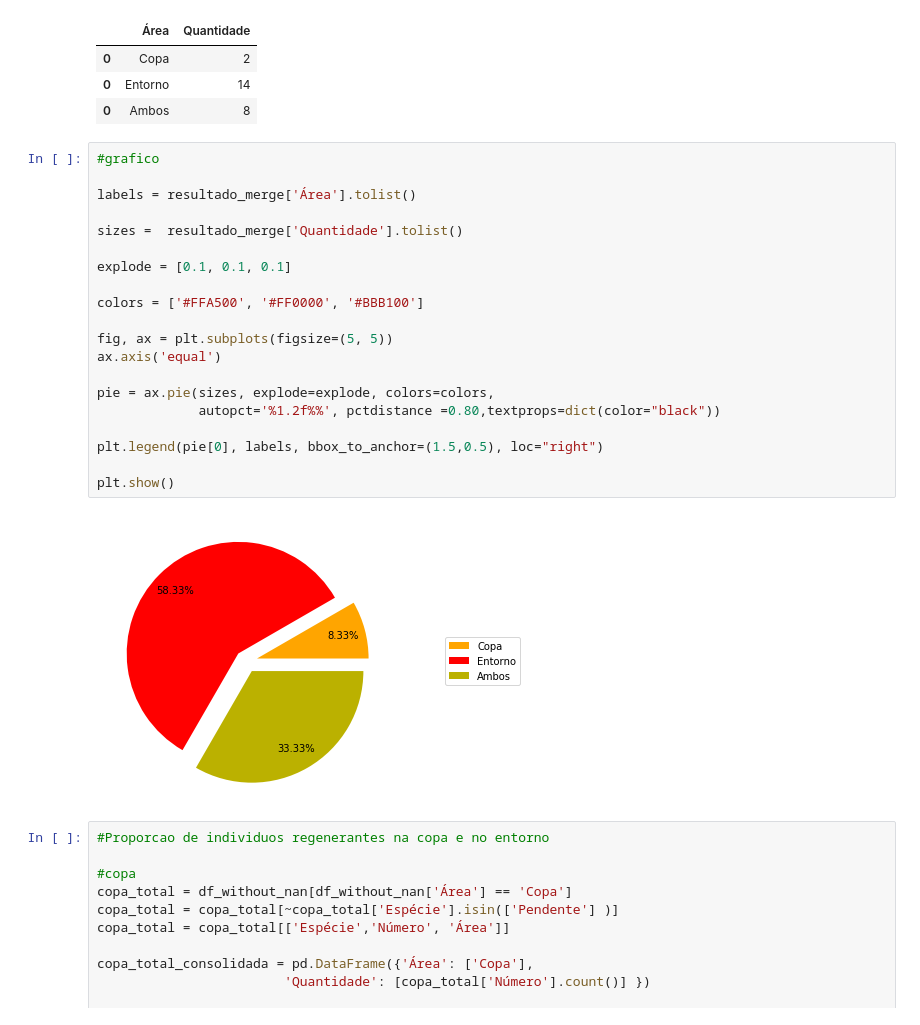
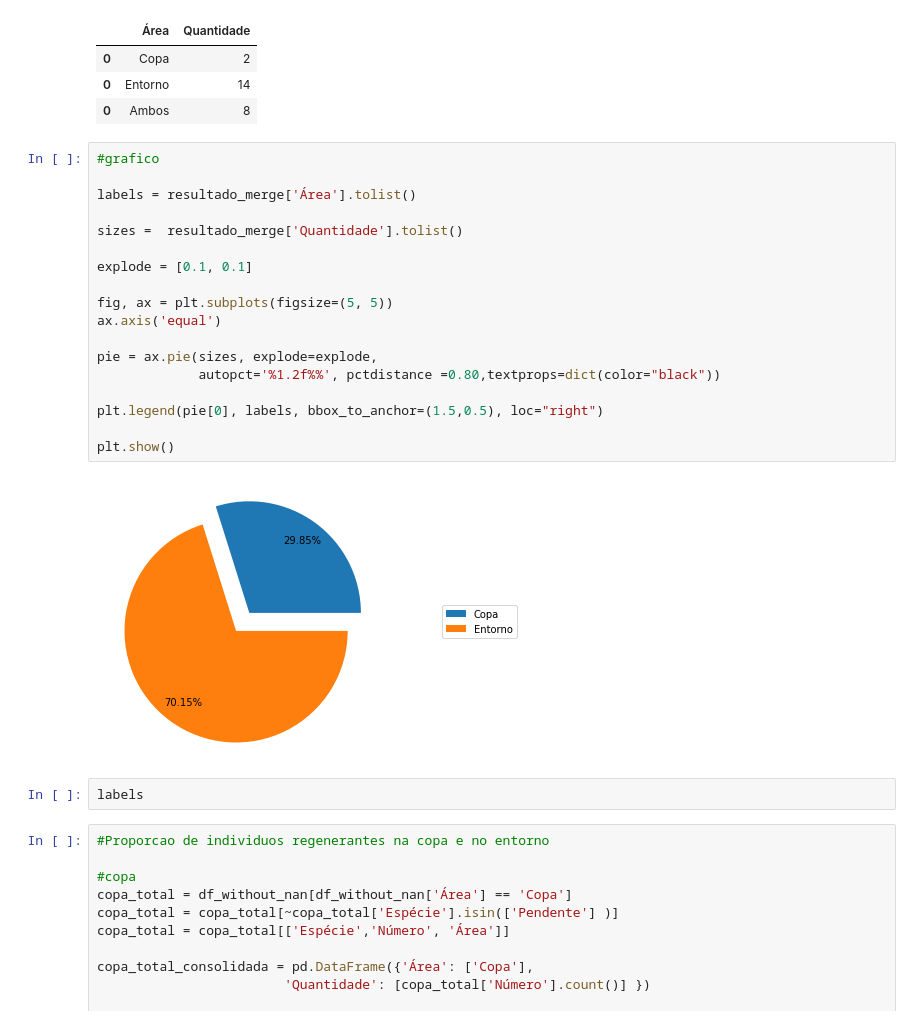
Before and after one commit to taniagmangolini/PalmeiraLequeDaChinaPEC, a Jupyter notebook: analise_palm_6m.ipynb, the cells around one changed output. Cells and saved outputs as stored; diff of their text form.

```diff
--- a/analise_palm_6m.ipynb
+++ b/analise_palm_6m.ipynb
@@ -583,25 +574,25 @@ resultado_merge
 # %%
 #grafico
 
 labels = resultado_merge['Área'].tolist()
 
 sizes =  resultado_merge['Quantidade'].tolist()
 
-explode = [0.1, 0.1, 0.1]
-
-colors = ['#FFA500', '#FF0000', '#BBB100']
+explode = [0.1, 0.1]
 
 fig, ax = plt.subplots(figsize=(5, 5))
 ax.axis('equal')
 
-pie = ax.pie(sizes, explode=explode, colors=colors,
+pie = ax.pie(sizes, explode=explode,
              autopct='%1.2f%%', pctdistance =0.80,textprops=dict(color="black"))
 
 plt.legend(pie[0], labels, bbox_to_anchor=(1.5,0.5), loc="right")
 
 plt.show()
 # %% [output]
-[figure, old version]
+[figure, new version]
+# %%
+labels
 # %%
 #Proporcao de individuos regenerantes na copa e no entorno
 
```
Also changed, not shown: parts of 18 cells of this notebook.
